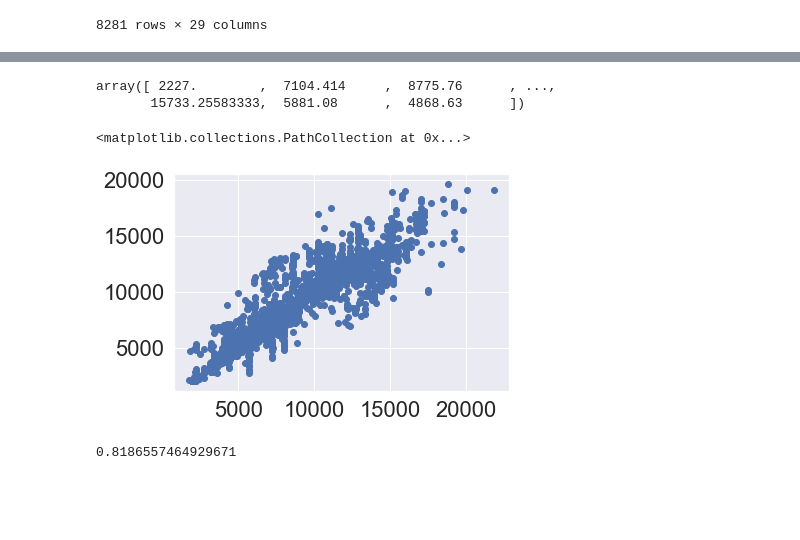
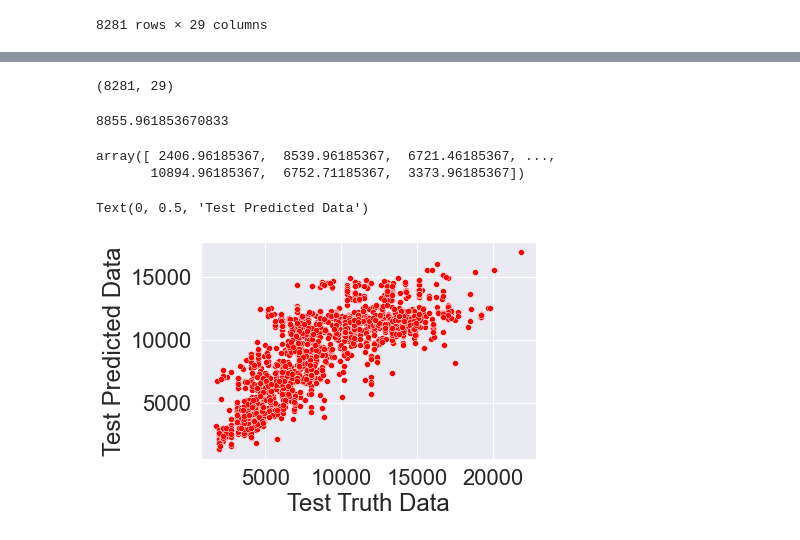
Before and after one commit to SHIVRAJSHINDE/Eda-FeatureEngineering, a Jupyter notebook: EDA/Data Travel/edaAndPreprocessing2.ipynb, the cells around one changed output, grey strips where cells are left out. Cells and saved outputs as stored; diff of their text form; code cells hidden in the pictures; blank space fills up the shorter version.

```diff
--- a/EDA/Data Travel/edaAndPreprocessing2.ipynb
+++ b/EDA/Data Travel/edaAndPreprocessing2.ipynb
@@ -1191,9 +1189,12 @@ X_train
 | 7270 | 1 | 9 | 5 | 2019 | 10 | 20 | 17 | 35 | 435 | ... |
 8281 rows × 29 columns
 # %%
-'''from sklearn.preprocessing import StandardScaler
+from sklearn.preprocessing import StandardScaler
+scaler = StandardScaler()
 
-scaler = StandardScaler()
 X_train = scaler.fit_transform(X_train)
-X_train'''
+print(X_train)
+X_test = scaler.transform(X_test)
+print()
+print('X_test : ',X_test)
 # %% [output]
@@ -1201,6 +1217,0 @@ X_train'''
-# %%
-'''from sklearn.preprocessing import MinMaxScaler
-
-minMaxscaler = MinMaxScaler()
-X_train = minMaxscaler.fit_transform(X_train)
-X_train'''
@@ -1209,5 +1218,6 @@ X_train'''
 # %%
 from sklearn.ensemble import RandomForestRegressor
-modelRandForestRegressor = RandomForestRegressor()
-modelRandForestRegressor.fit(X_train,y_train)
+
+modelRamdom = LinearRegression()
+modelRamdom.fit(X_train,y_train)
 # %% [output]
@@ -1219,17 +1236,24 @@ modelRandForestRegressor.score(X_train,y_train)
+# %%
+X_train.shape
+# %% [output]
+(8281, 29)
+# %%
+print(modelRamdom.intercept_)
+# %% [output]
+8855.961853670833
 # %%
-y_pred = modelRandForestRegressor.predict(X_test)
+y_pred = modelRamdom.predict(X_test)
 y_pred
 # %% [output]
-array([ 2227.        ,  7104.414     ,  8775.76      , ...,
-       15733.25583333,  5881.08      ,  4868.63      ])
+array([ 2406.96185367,  8539.96185367,  6721.46185367, ...,
+       10894.96185367,  6752.71185367,  3373.96185367])
-# %%
-
-plt.scatter(y_test,y_pred)
-# %% [output]
-<matplotlib.collections.PathCollection at 0x...>
-[figure, removed]
-# %%
-modelRandForestRegressor.score(X_test,y_test)
-# %% [output]
-0.8186557464929671
+# %%
+
+scatter_color = 'red'
+sns.scatterplot(y_test,y_pred,color=scatter_color)
+plt.xlabel("Test Truth Data")
+plt.ylabel("Test Predicted Data")
+# %% [output]
+Text(0, 0.5, 'Test Predicted Data')
+[figure, added]
 # %%
```
Also changed, not shown: parts of 47 cells of this notebook.
